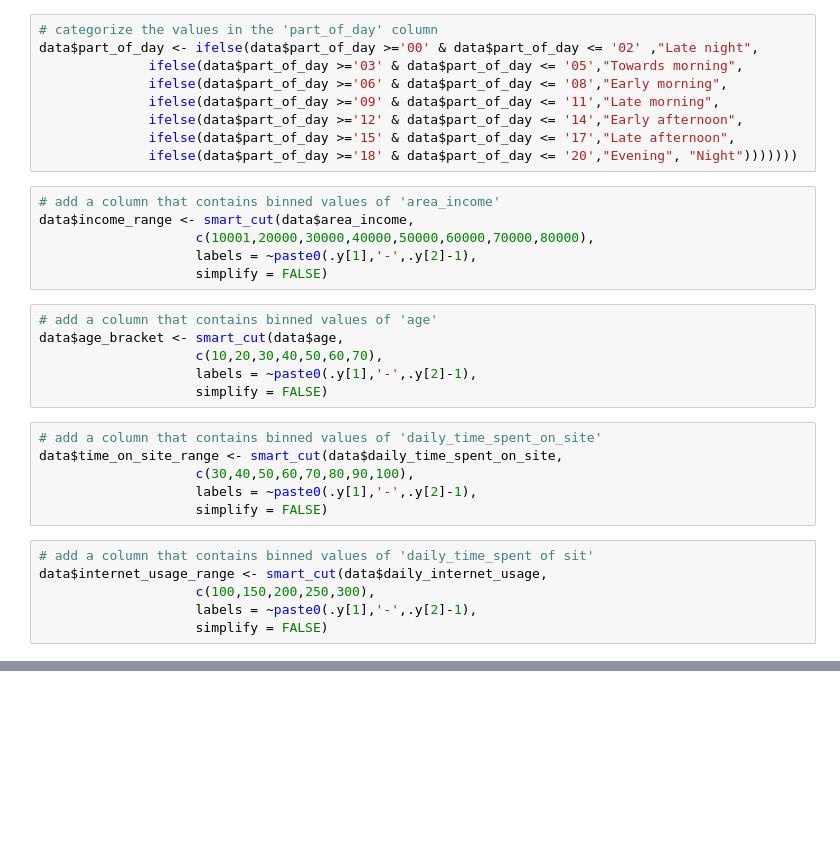
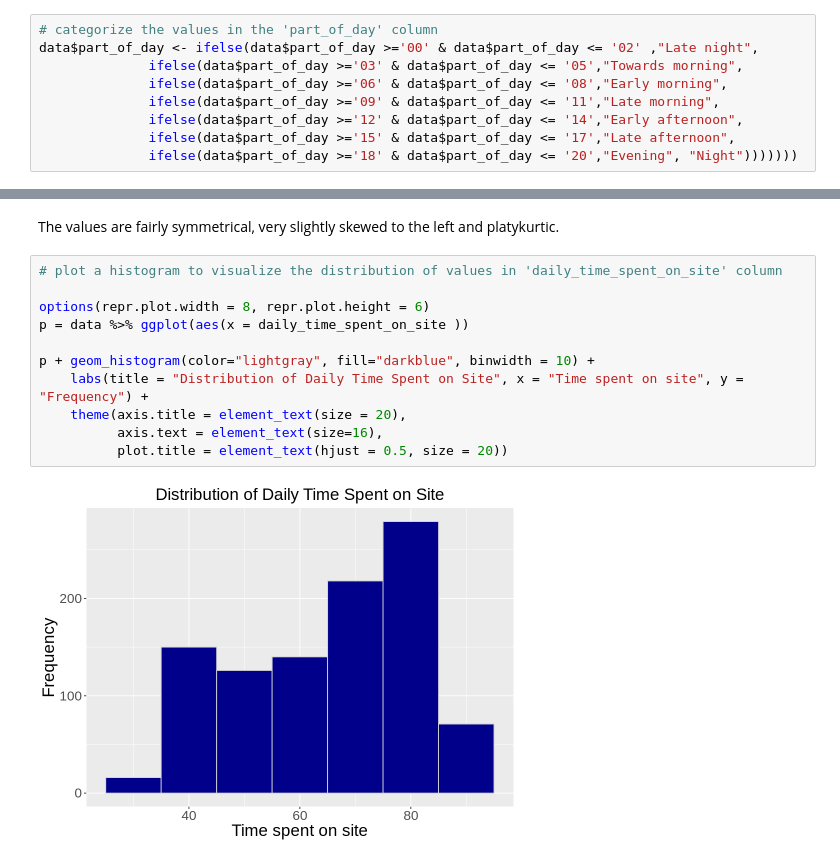
Before and after one commit to WambuiKahuthu/MORINGA_CORE_WEEK12_EDA_R, a Jupyter notebook: Week_12_IP.ipynb, the cells around one changed output, grey strips where cells are left out. Saved outputs shown, nothing was run; the diff lists cells and outputs as text; blank space fills up the shorter version.

```diff
--- a/Week_12_IP.ipynb
+++ b/Week_12_IP.ipynb
@@ -257,30 +293,6 @@ data$part_of_day <- ifelse(data$part_of_day >='00' & data$part_of_day <= '02' ,"
               ifelse(data$part_of_day >='12' & data$part_of_day <= '14',"Early afternoon",
               ifelse(data$part_of_day >='15' & data$part_of_day <= '17',"Late afternoon",
               ifelse(data$part_of_day >='18' & data$part_of_day <= '20',"Evening", "Night")))))))
-# %%
-# add a column that contains binned values of 'area_income'
-data$income_range <- smart_cut(data$area_income,
-                    c(10001,20000,30000,40000,50000,60000,70000,80000),
-                    labels = ~paste0(.y[1],'-',.y[2]-1),
-                    simplify = FALSE)
-# %%
-# add a column that contains binned values of 'age'
-data$age_bracket <- smart_cut(data$age,
-                    c(10,20,30,40,50,60,70),
-                    labels = ~paste0(.y[1],'-',.y[2]-1),
-                    simplify = FALSE)
-# %%
-# add a column that contains binned values of 'daily_time_spent_on_site'
-data$time_on_site_range <- smart_cut(data$daily_time_spent_on_site,
-                    c(30,40,50,60,70,80,90,100),
-                    labels = ~paste0(.y[1],'-',.y[2]-1),
-                    simplify = FALSE)
-# %%
-# add a column that contains binned values of 'daily_time_spent of sit'
-data$internet_usage_range <- smart_cut(data$daily_internet_usage,
-                    c(100,150,200,250,300),
-                    labels = ~paste0(.y[1],'-',.y[2]-1),
-                    simplify = FALSE)
 # %%
 # drop irrelevant columns
 setDT(data)[, c( "timestamp", "city", "ad_topic_line") := NULL]
@@ -316,0 +410,15 @@ pie(clicked, labels = lbls,
+# %% [markdown]
+The values are fairly symmetrical, very slightly skewed to the left and platykurtic.
+# %%
+# plot a histogram to visualize the distribution of values in 'daily_time_spent_on_site' column
+
+options(repr.plot.width = 8, repr.plot.height = 6)
+p = data %>% ggplot(aes(x = daily_time_spent_on_site ))
+
+p + geom_histogram(color="lightgray", fill="darkblue", binwidth = 10) +
+    labs(title = "Distribution of Daily Time Spent on Site", x = "Time spent on site", y = "Frequency") +
+    theme(axis.title = element_text(size = 20),
+          axis.text = element_text(size=16),
+          plot.title = element_text(hjust = 0.5, size = 20))
+# %% [output]
+[figure, added]
```
Also changed, not shown: parts of 79 cells of this notebook.
